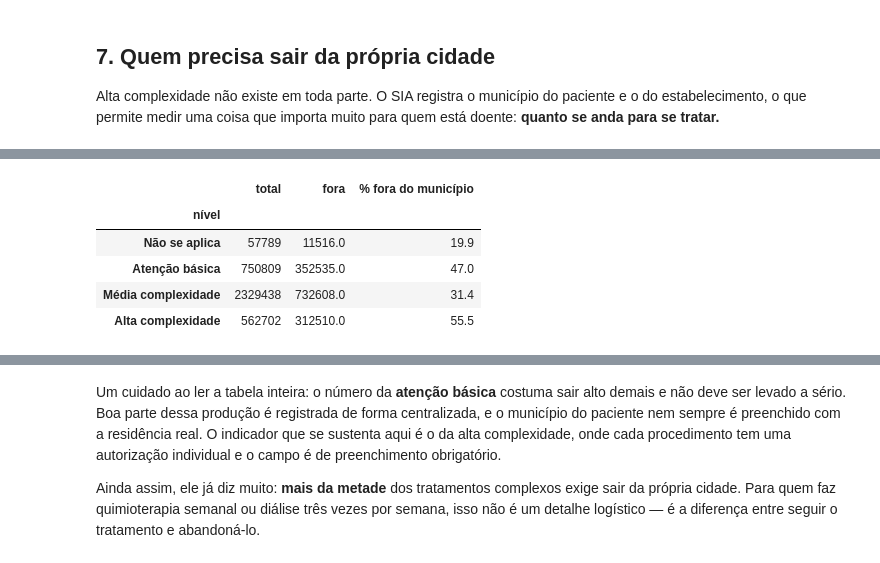
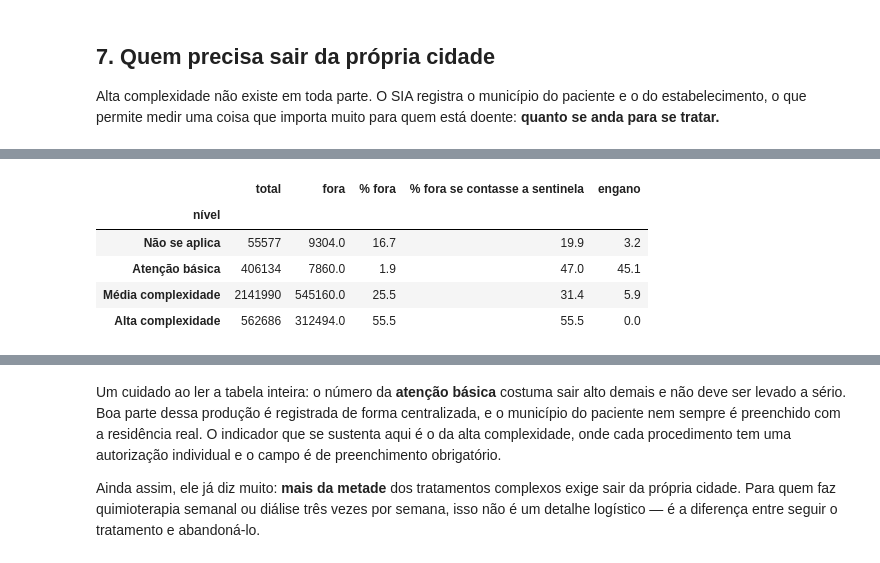
Before and after one commit to cartaproale/PySusNoCode-Exemplos, a Jupyter notebook: SIA/alta-complexidade-oncologia-e-dialise.ipynb, the cells around one changed output, grey strips where cells are left out. Drawn from its saved outputs; the diff is of its cells as text; code cells hidden in the pictures.

```diff
--- a/SIA/alta-complexidade-oncologia-e-dialise.ipynb
+++ b/SIA/alta-complexidade-oncologia-e-dialise.ipynb
@@ -415,26 +435,55 @@ muito para quem está doente: **quanto se anda para se tratar.**
 # %%
-deslocamento = con.execute(f"""
-    SELECT PA_NIVCPL AS nivel,
-           sum(CASE WHEN PA_MUNPCN <> PA_UFMUN THEN 1 ELSE 0 END) AS fora,
-           count(*) AS total
-    FROM read_parquet('{principal}')
-    WHERE PA_MUNPCN IS NOT NULL AND PA_UFMUN IS NOT NULL
-      AND length(PA_MUNPCN) = 6
-    GROUP BY 1 ORDER BY 1
+# No SIA, PA_MUNPCN = '999999' quer dizer "residência ignorada" — não é um
+# município. Como 999999 nunca é igual ao município que atendeu, deixá-la na
+# conta faz toda residência desconhecida parecer deslocamento. Vamos calcular
+# dos dois jeitos e olhar a diferença, em vez de filtrar em silêncio.
+def deslocamento_por_nivel(excluir_sentinela: bool):
+    filtro = "AND PA_MUNPCN <> '999999'" if excluir_sentinela else ""
+    return con.execute(f"""
+        SELECT PA_NIVCPL AS nivel,
+               count(*) AS total,
+               sum(CASE WHEN PA_MUNPCN <> PA_UFMUN THEN 1 ELSE 0 END) AS fora
+        FROM read_parquet('{principal}')
+        WHERE PA_MUNPCN IS NOT NULL AND PA_UFMUN IS NOT NULL
+          AND length(PA_MUNPCN) = 6 {filtro}
+        GROUP BY 1 ORDER BY 1
+    """).df()
+
+com = deslocamento_por_nivel(False)
+sem = deslocamento_por_nivel(True)
+
+quadro = sem[["nivel", "total", "fora"]].copy()
+quadro["nível"] = [NIVEIS.get(n, n) for n in quadro["nivel"]]
+quadro["% fora"] = (quadro["fora"] / quadro["total"] * 100).round(1)
+quadro["% fora se contasse a sentinela"] = (
+    com["fora"] / com["total"] * 100).round(1).values
+quadro["engano"] = (quadro["% fora se contasse a sentinela"]
+                    - quadro["% fora"]).round(1)
+
+ignorados = con.execute(f"""
+    SELECT sum(CASE WHEN PA_MUNPCN = '999999' THEN 1 ELSE 0 END) AS n,
+           count(*) AS tot
+    FROM read_parquet('{principal}') WHERE length(PA_MUNPCN) = 6
 """).df()
-deslocamento["nível"] = [NIVEIS.get(n, n) for n in deslocamento["nivel"]]
-deslocamento["% fora do município"] = (
-    deslocamento["fora"] / deslocamento["total"] * 100).round(1)
+n, tot = int(ignorados["n"][0]), int(ignorados["tot"][0])
+print(f"Residência ignorada (999999): {n:,} de {tot:,} linhas "
+      f"({n / tot * 100:.1f}%)\n")
 
 print("Procedimentos realizados fora do município de residência\n")
-display(deslocamento.set_index("nível")[["total", "fora", "% fora do município"]])
+display(quadro.set_index("nível")[["total", "fora", "% fora",
+                                   "% fora se contasse a sentinela", "engano"]])
 
-alta_fora = con.execute(f"""
-    SELECT round(sum(CASE WHEN PA_MUNPCN <> PA_UFMUN THEN 1 ELSE 0 END) * 100.0
-                 / count(*), 1) AS pct
-    FROM read_parquet('{principal}')
-    WHERE PA_NIVCPL = '3' AND length(PA_MUNPCN) = 6
-""").fetchone()[0]
-print(f"\nNa alta complexidade, {alta_fora}% dos procedimentos acontecem fora")
-print("da cidade onde a pessoa mora.")
+alta_desl = quadro[quadro["nivel"] == "3"]
+if len(alta_desl):
+    print(f"\nNa alta complexidade, {alta_desl['% fora'].iloc[0]}% dos procedimentos "
+          "acontecem fora")
+    print("da cidade onde a pessoa mora — é para isso que existem os polos.")
+
+basica_desl = quadro[quadro["nivel"] == "1"]
+if len(basica_desl):
+    print(f"\nRepare na atenção básica: {basica_desl['% fora'].iloc[0]}% de verdade, "
+          f"mas {basica_desl['% fora se contasse a sentinela'].iloc[0]}% se ninguém "
+          "reparasse")
+    print("na sentinela. O segundo número é absurdo — procedimento básico se faz")
+    print("perto de casa —, e é justamente por ser absurdo que dá para pegá-lo.")
 # %% [output]
@@ -441,8 +491,8 @@ print("da cidade onde a pessoa mora.")
 Procedimentos realizados fora do município de residência
-|  | total | fora | % fora do município |
-| nível |  |  |  |
-| Não se aplica | 57789 | 11516.0 | 19.9 |
-| Atenção básica | 750809 | 352535.0 | 47.0 |
-| Média complexidade | 2329438 | 732608.0 | 31.4 |
-| Alta complexidade | 562702 | 312510.0 | 55.5 |
+|  | total | fora | % fora | % fora se contasse a sentinela | engano |
+| nível |  |  |  |  |  |
+| Não se aplica | 55577 | 9304.0 | 16.7 | 19.9 | 3.2 |
+| Atenção básica | 406134 | 7860.0 | 1.9 | 47.0 | 45.1 |
+| Média complexidade | 2141990 | 545160.0 | 25.5 | 31.4 | 5.9 |
+| Alta complexidade | 562686 | 312494.0 | 55.5 | 55.5 | 0.0 |
 Na alta complexidade, 55.5% dos procedimentos acontecem fora
```
Also changed, not shown: parts of 5 cells of this notebook, 2 other files.
